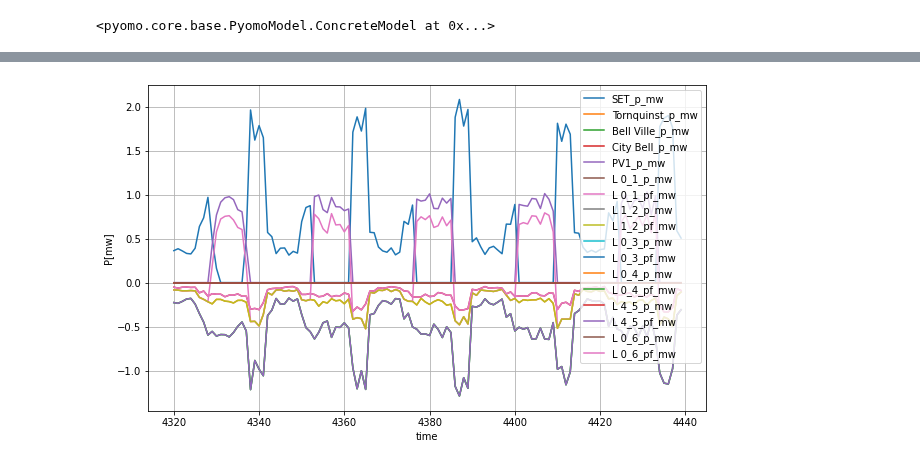
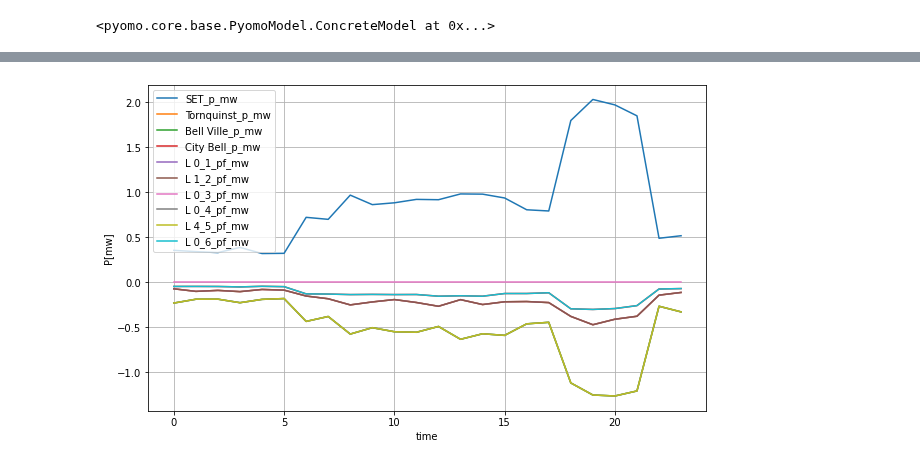
Before and after one commit to MGFO/MGFO, a Jupyter notebook: Modular_Model_Test.ipynb, the cells around one changed output, grey strips where cells are left out. Drawn from its saved outputs; the diff is of its cells as text; code cells hidden in the pictures.

```diff
--- a/Modular_Model_Test.ipynb
+++ b/Modular_Model_Test.ipynb
@@ -59,7 +59,7 @@ Todas las funciones reciben este argumento, la lógica de la función indica que
 import ModelWriters.Simulation.Solar as Solar
 import ModelWriters.Simulation.Demand as Demand
 # %%
-dias = 365
+dias = 1
 años = 5
 # %%
 #el rango de horas:
@@ -427,30 +431,32 @@ Resultados = mw.get_scenes_results()
 # %%
 # Set the plot curve with markers and a title
 fig, ax = plt.subplots(1, 1)
 
 fig.set_size_inches(10,6)
-a=180*24
+##a=180*24
 #b=360
-b=180*24+5*24
+##b=180*24+5*24
+a=0
+b=24
 for col in Resultados:
     ax.plot(Resultados[col][a:b], label = col)
 
 #ax.plot(Resultados['Tornquinst'][a:b]+Resultados['Bell Ville'][a:b]+Resultados['City Bell'][a:b], label = 'Load')
 
 #ax.plot(Resultados['time'][240:360], Resultados['p_mw_PV'][240:360], label = 'PV')
 #ax.plot(Resultados['time'][240:360], Resultados['p_mw_Load'][240:360], label = 'Load')
 
 ax.set_xlabel('time')
 ax.set_ylabel('P[mw]')
 
 ax.legend()
 
 ax.grid(True)
 
 
 plt.show()
 # %% [output]
-[figure, old version]
+[figure, new version]
 # %%
 
 Resultados
```
Also changed, not shown: parts of 6 cells of this notebook, 8 other files.
